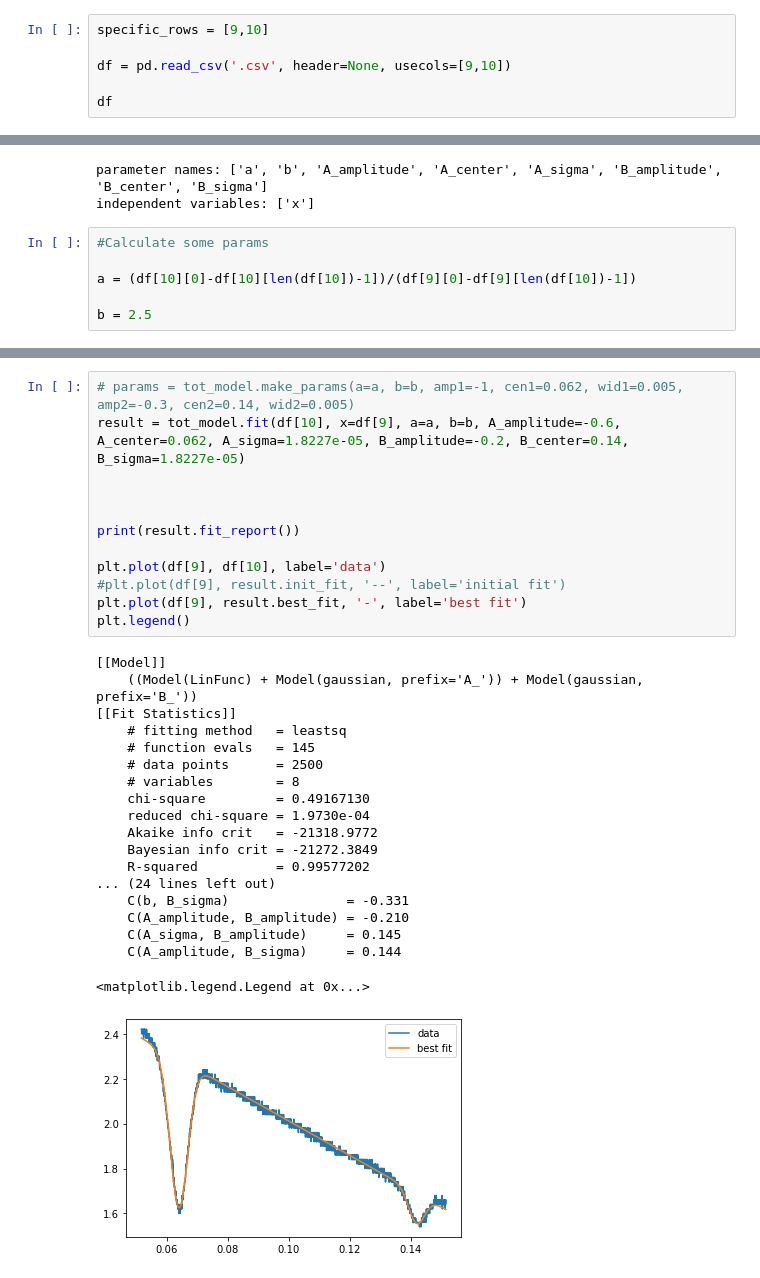
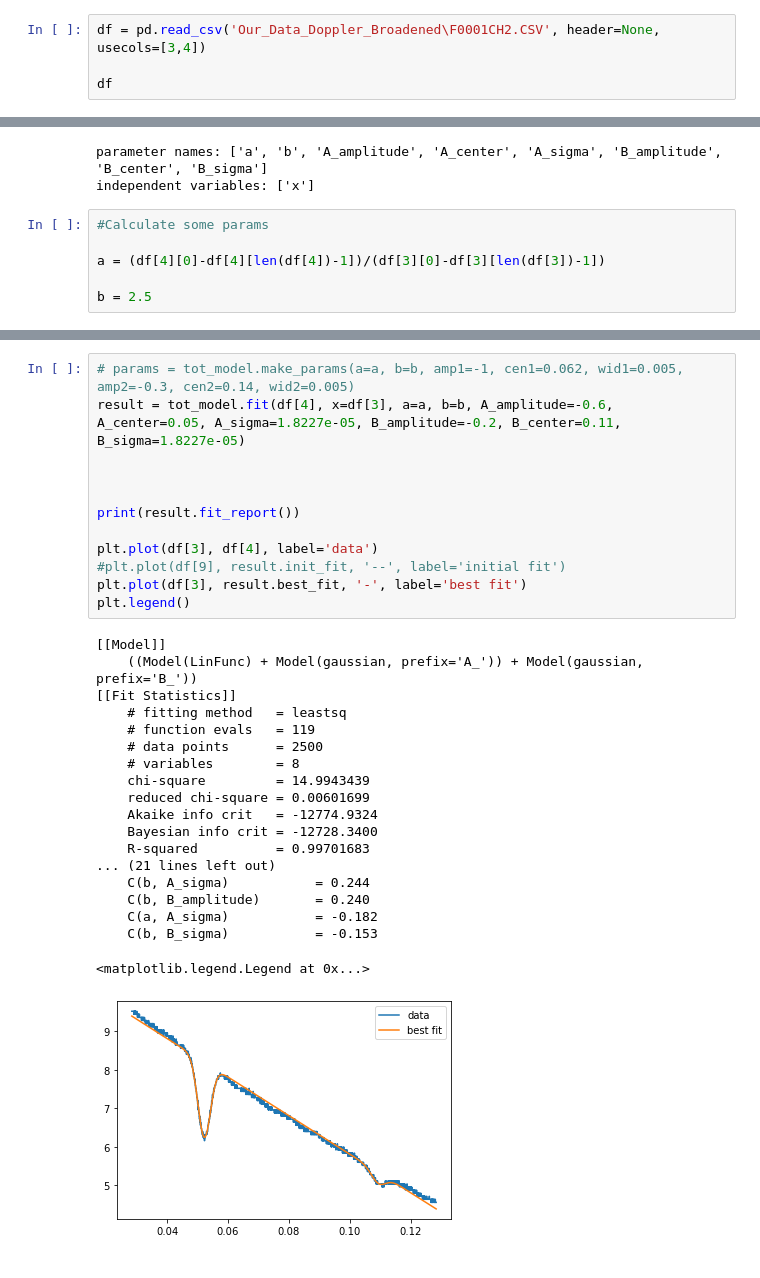
Before and after one commit to Rikkertttt/Rubidium-Spectroscopy, a Jupyter notebook: Fitting.ipynb, the cells around one changed output, grey strips where cells are left out. Drawn from its saved outputs; the diff is of its cells as text.

```diff
--- a/Fitting.ipynb
+++ b/Fitting.ipynb
@@ -7,9 +7,7 @@ import scipy.stats as stats
 from lmfit import models
 import math
 # %%
-specific_rows = [9,10]
-
-df = pd.read_csv('.csv', header=None, usecols=[9,10])
+df = pd.read_csv('Our_Data_Doppler_Broadened\F0001CH2.CSV', header=None, usecols=[3,4])
 
 df
 # %% [output]
@@ -52,7 +50,7 @@ independent variables: ['x']
 # %%
 #Calculate some params
 
-a = (df[10][0]-df[10][len(df[10])-1])/(df[9][0]-df[9][len(df[10])-1])
+a = (df[4][0]-df[4][len(df[4])-1])/(df[3][0]-df[3][len(df[3])-1])
 
 b = 2.5
 # %%
@@ -88,35 +86,35 @@ plt.legend()
 # %%
 # params = tot_model.make_params(a=a, b=b, amp1=-1, cen1=0.062, wid1=0.005, amp2=-0.3, cen2=0.14, wid2=0.005)
-result = tot_model.fit(df[10], x=df[9], a=a, b=b, A_amplitude=-0.6, A_center=0.062, A_sigma=1.8227e-05, B_amplitude=-0.2, B_center=0.14, B_sigma=1.8227e-05)
+result = tot_model.fit(df[4], x=df[3], a=a, b=b, A_amplitude=-0.6, A_center=0.05, A_sigma=1.8227e-05, B_amplitude=-0.2, B_center=0.11, B_sigma=1.8227e-05)
 
 
 
 print(result.fit_report())
 
-plt.plot(df[9], df[10], label='data')
+plt.plot(df[3], df[4], label='data')
 #plt.plot(df[9], result.init_fit, '--', label='initial fit')
-plt.plot(df[9], result.best_fit, '-', label='best fit')
+plt.plot(df[3], result.best_fit, '-', label='best fit')
 plt.legend()
 # %% [output]
 [[Model]]
     ((Model(LinFunc) + Model(gaussian, prefix='A_')) + Model(gaussian, prefix='B_'))
 [[Fit Statistics]]
     # fitting method   = leastsq
-    # function evals   = 145
+    # function evals   = 119
     # data points      = 2500
     # variables        = 8
-    chi-square         = 0.49167130
-    reduced chi-square = 1.9730e-04
-    Akaike info crit   = -21318.9772
-    Bayesian info crit = -21272.3849
-    R-squared          = 0.99577202
-... (24 lines left out)
-    C(b, B_sigma)               = -0.331
-    C(A_amplitude, B_amplitude) = -0.210
-    C(A_sigma, B_amplitude)     = 0.145
-    C(A_amplitude, B_sigma)     = 0.144
+    chi-square         = 14.9943439
+    reduced chi-square = 0.00601699
+    Akaike info crit   = -12774.9324
+    Bayesian info crit = -12728.3400
+    R-squared          = 0.99701683
+... (21 lines left out)
+    C(b, A_sigma)           = 0.244
+    C(b, B_amplitude)       = 0.240
+    C(a, A_sigma)           = -0.182
+    C(b, B_sigma)           = -0.153
 <matplotlib.legend.Legend at 0x...>
-[figure, old version]
+[figure, new version]
 # %%
 # proof of concept
 
```
Also changed, not shown: parts of 4 cells of this notebook.
